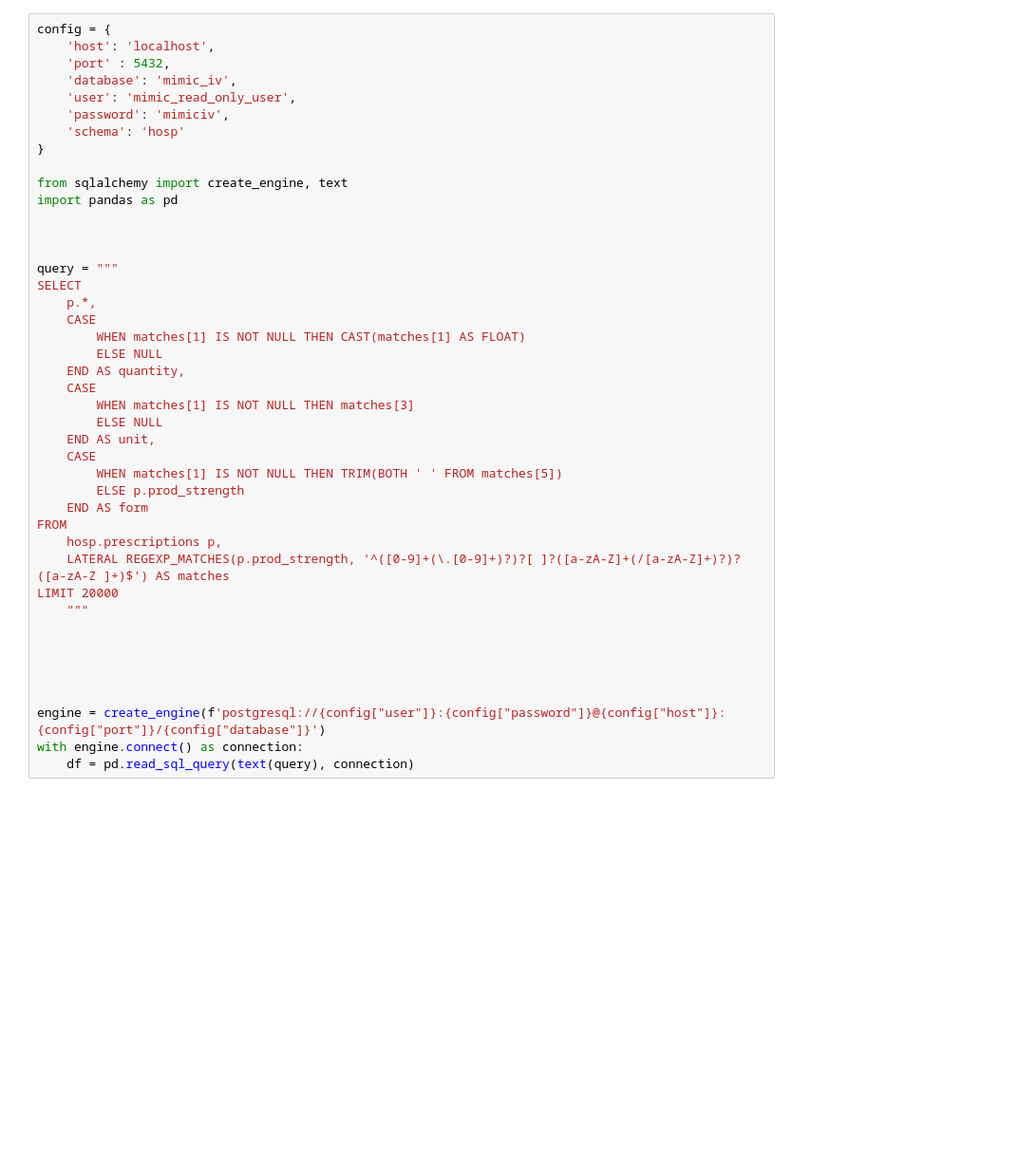
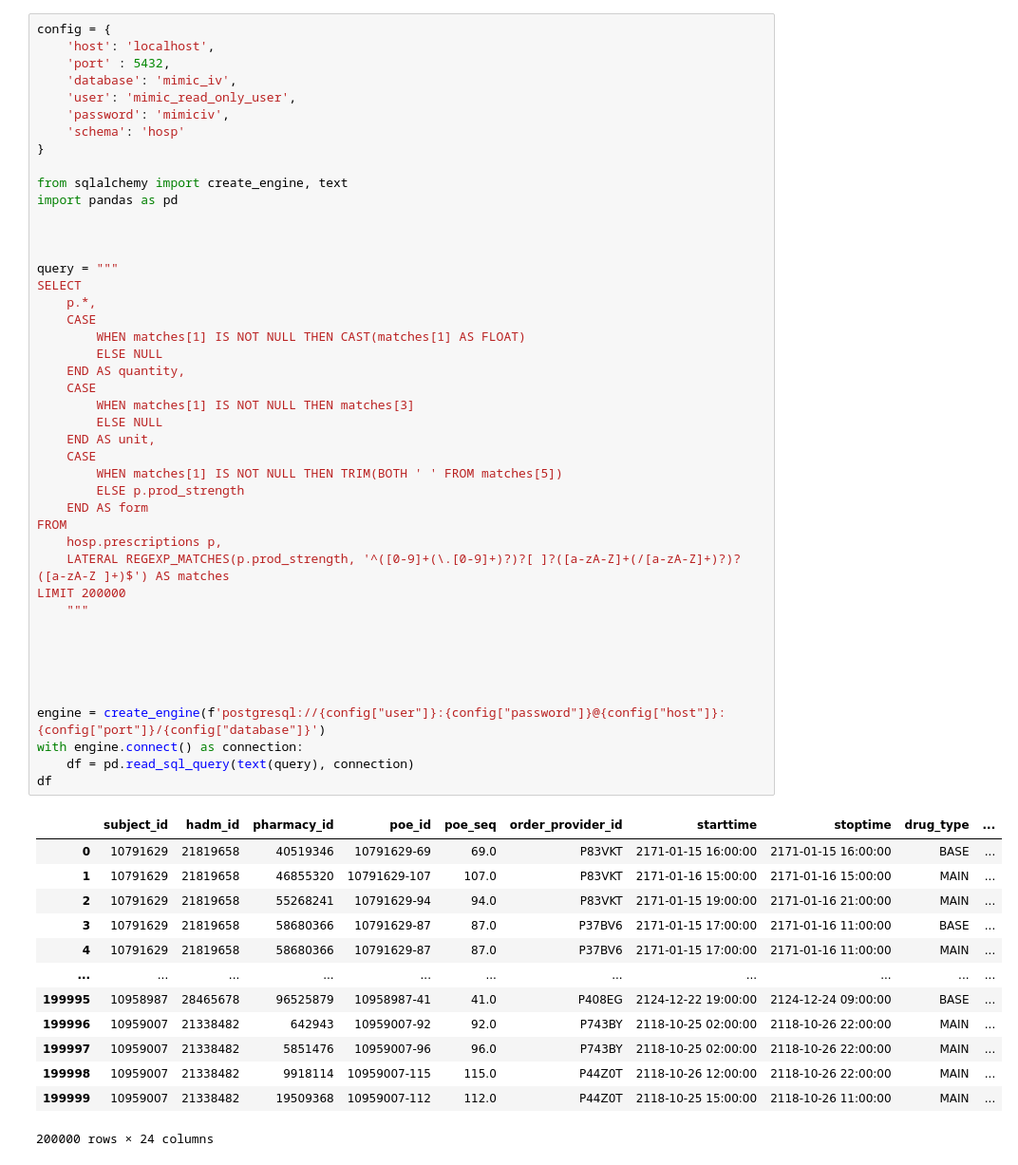
Before and after one commit to JulesVoyer/PDI, a Jupyter notebook: Traitement.ipynb, the cells around one changed output. Shown: that part at 95% size. Saved outputs shown, nothing was run; the diff lists cells and outputs as text; blank space fills up the shorter version.

```diff
--- a/Traitement.ipynb
+++ b/Traitement.ipynb
@@ -13,31 +13,46 @@ import pandas as pd
 
 
 
 query = """
 SELECT
     p.*,
     CASE
         WHEN matches[1] IS NOT NULL THEN CAST(matches[1] AS FLOAT)
         ELSE NULL
     END AS quantity,
     CASE
         WHEN matches[1] IS NOT NULL THEN matches[3]
         ELSE NULL
     END AS unit,
     CASE
         WHEN matches[1] IS NOT NULL THEN TRIM(BOTH ' ' FROM matches[5])
         ELSE p.prod_strength
     END AS form
 FROM
     hosp.prescriptions p,
     LATERAL REGEXP_MATCHES(p.prod_strength, '^([0-9]+(\.[0-9]+)?)?[ ]?([a-zA-Z]+(/[a-zA-Z]+)?)?([a-zA-Z ]+)$') AS matches
-LIMIT 20000
+LIMIT 200000
     """
 
 
 
 
 
 engine = create_engine(f'postgresql://{config["user"]}:{config["password"]}@{config["host"]}:{config["port"]}/{config["database"]}')
 with engine.connect() as connection:
     df = pd.read_sql_query(text(query), connection)
+df
+# %% [output]
+|  | subject_id | hadm_id | pharmacy_id | poe_id | poe_seq | order_provider_id | starttime | stoptime | drug_type | ... |
+| 0 | 10791629 | 21819658 | 40519346 | 10791629-69 | 69.0 | P83VKT | 2171-01-15 16:00:00 | 2171-01-15 16:00:00 | BASE | ... |
+| 1 | 10791629 | 21819658 | 46855320 | 10791629-107 | 107.0 | P83VKT | 2171-01-16 15:00:00 | 2171-01-16 15:00:00 | MAIN | ... |
+| 2 | 10791629 | 21819658 | 55268241 | 10791629-94 | 94.0 | P83VKT | 2171-01-15 19:00:00 | 2171-01-16 21:00:00 | MAIN | ... |
+| 3 | 10791629 | 21819658 | 58680366 | 10791629-87 | 87.0 | P37BV6 | 2171-01-15 17:00:00 | 2171-01-16 11:00:00 | BASE | ... |
+| 4 | 10791629 | 21819658 | 58680366 | 10791629-87 | 87.0 | P37BV6 | 2171-01-15 17:00:00 | 2171-01-16 11:00:00 | MAIN | ... |
+| ... | ... | ... | ... | ... | ... | ... | ... | ... | ... | ... |
+| 199995 | 10958987 | 28465678 | 96525879 | 10958987-41 | 41.0 | P408EG | 2124-12-22 19:00:00 | 2124-12-24 09:00:00 | BASE | ... |
+| 199996 | 10959007 | 21338482 | 642943 | 10959007-92 | 92.0 | P743BY | 2118-10-25 02:00:00 | 2118-10-26 22:00:00 | MAIN | ... |
+| 199997 | 10959007 | 21338482 | 5851476 | 10959007-96 | 96.0 | P743BY | 2118-10-25 02:00:00 | 2118-10-26 22:00:00 | MAIN | ... |
+| 199998 | 10959007 | 21338482 | 9918114 | 10959007-115 | 115.0 | P44Z0T | 2118-10-26 12:00:00 | 2118-10-26 22:00:00 | MAIN | ... |
+| 199999 | 10959007 | 21338482 | 19509368 | 10959007-112 | 112.0 | P44Z0T | 2118-10-25 15:00:00 | 2118-10-26 11:00:00 | MAIN | ... |
+200000 rows × 24 columns
```
Also changed, not shown: parts of 14 cells of this notebook.
